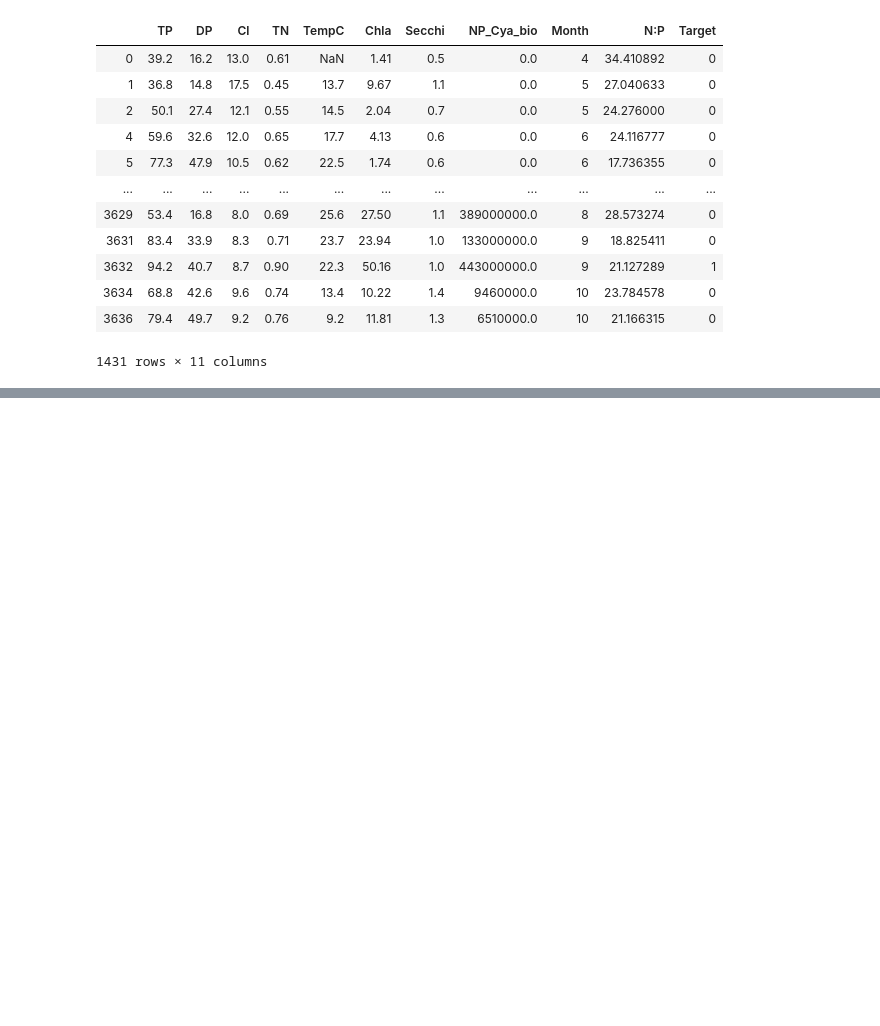
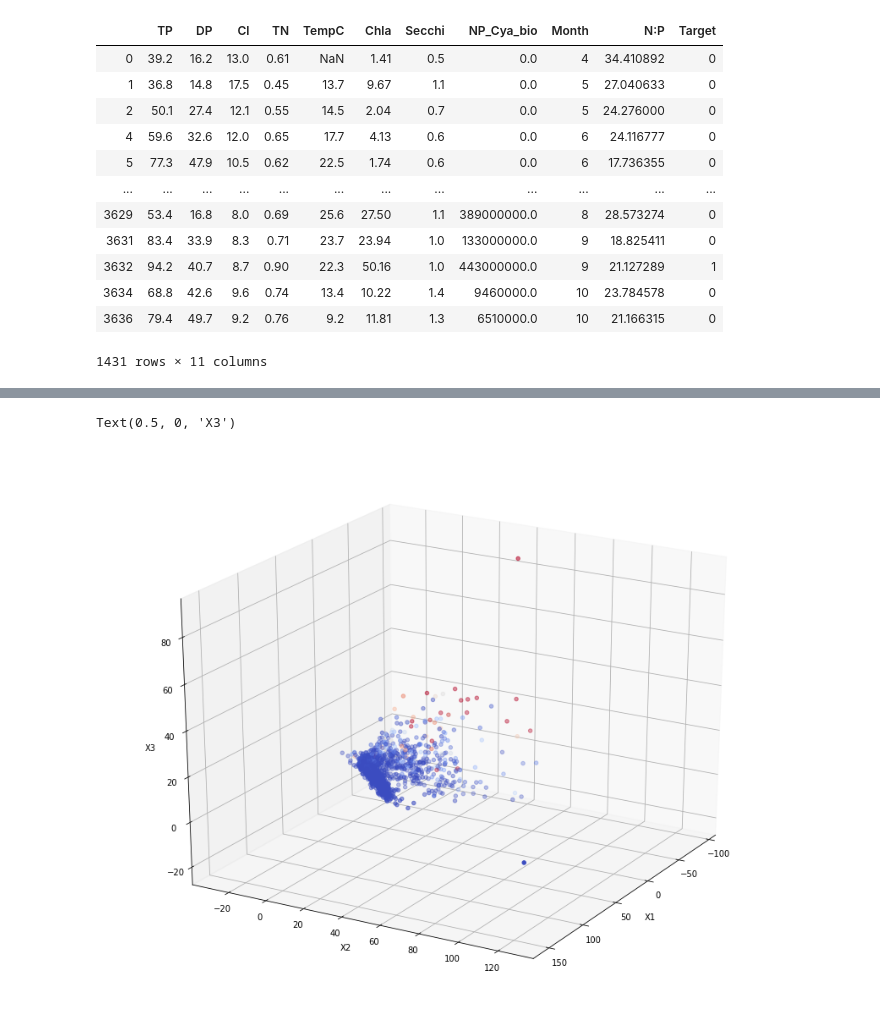
Before and after one commit to timolary/cyanobac-ml, a Jupyter notebook: Cyanobacteria.ipynb, the cells around one changed output, grey strips where cells are left out. Cells and saved outputs as stored; diff of their text form; code cells hidden in the pictures; blank space fills up the shorter version.

```diff
--- a/Cyanobacteria.ipynb
+++ b/Cyanobacteria.ipynb
@@ -156,0 +173,17 @@ Text(0, 0.5, 'X2')
+# %%
+#3D Plot
+from mpl_toolkits.mplot3d import Axes3D
+
+fig4, ax4 = plt.subplots(figsize=(12, 9))
+ax4 = Axes3D(fig4, rect=[0, 0, .95, 1], elev=24, azim=30)
+#Change azi to rotate around the z axis, change elev to get a higher or lower angle
+scatter_plot_3D = ax4.scatter(X_pca[:, 0], X_pca[:, 1], X_pca[:, 2], c=np.array(ds2['NP_Cya_bio']), cmap=plt.cm.coolwarm, vmax = 4e8)
+#fig.colorbar(scatter_plot_3D, ax=ax2, orientation = 'horizontal')
+ax4.set_xlabel('X1')
+ax4.set_ylabel('X2')
+ax4.set_zlabel('X3')
+
+#Interesting!
+# %% [output]
+Text(0.5, 0, 'X3')
+[figure, added]
```
Also changed, not shown: parts of 2 cells of this notebook.
